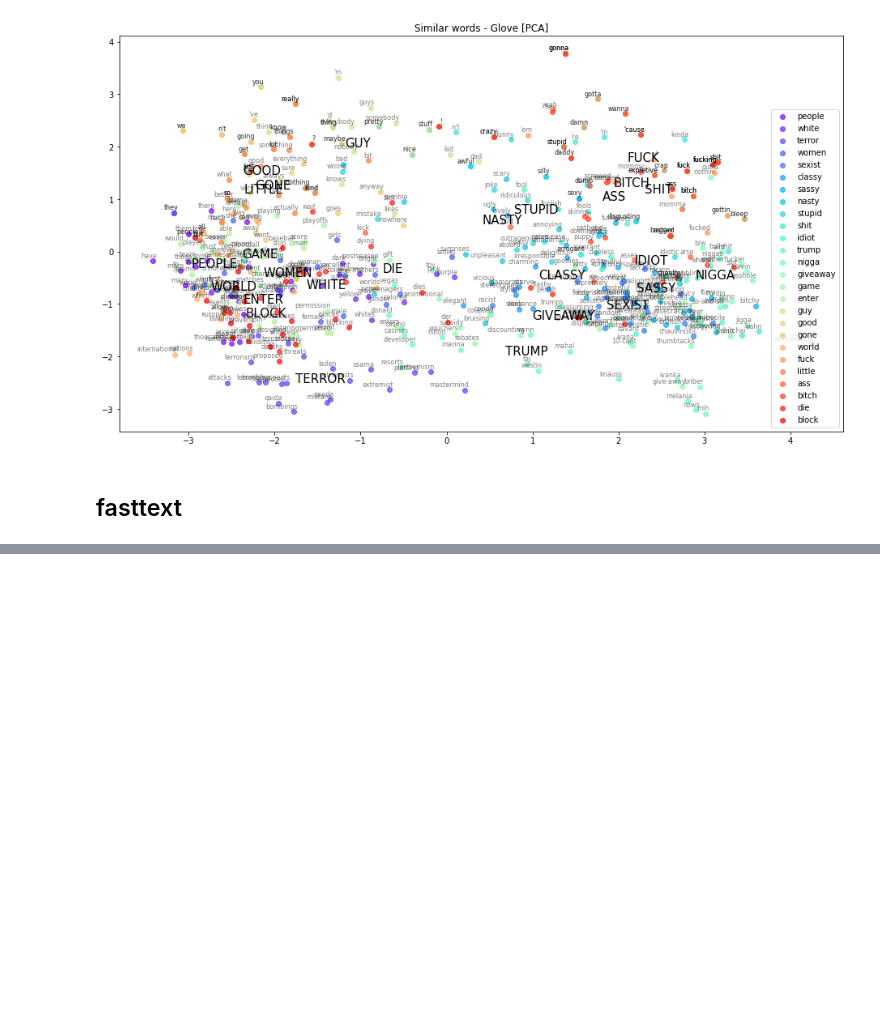
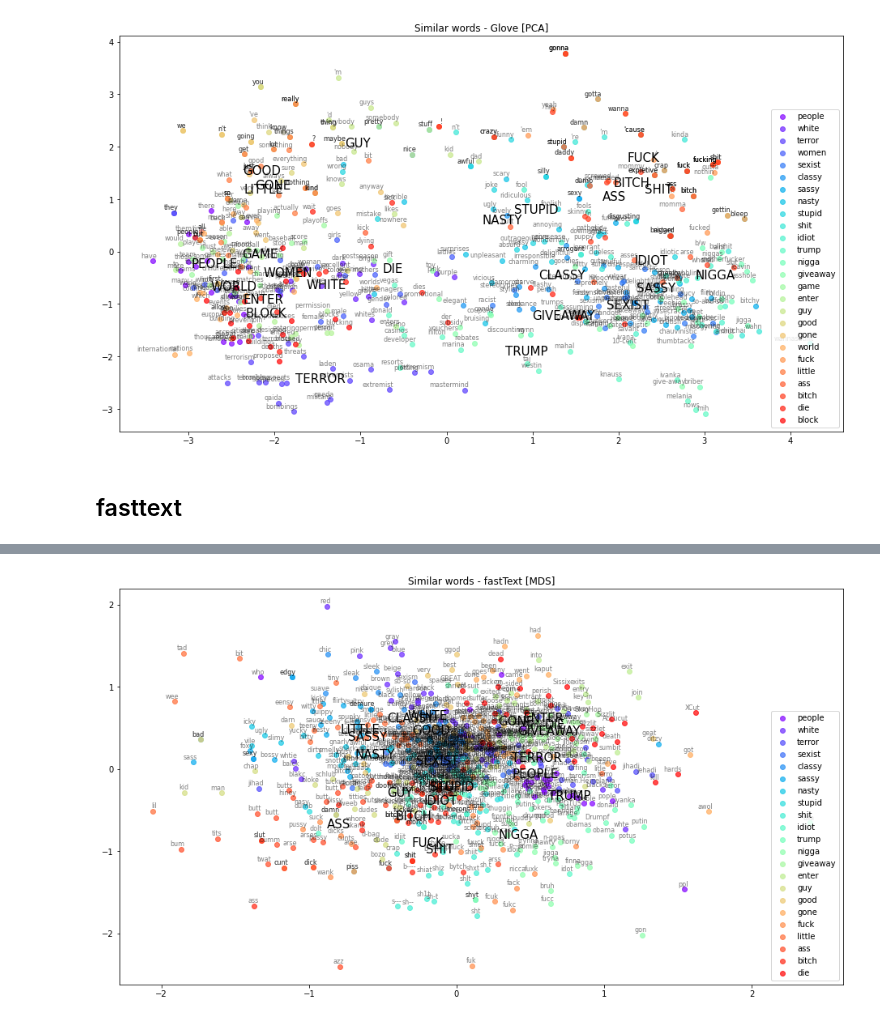
Before and after one commit to masakljun/nlp-project, a Jupyter notebook: code/05_word2vec_glove.ipynb, the cells around one changed output, grey strips where cells are left out. Drawn from its saved outputs; the diff is of its cells as text; code cells hidden in the pictures; blank space fills up the shorter version.

```diff
--- a/code/05_word2vec_glove.ipynb
+++ b/code/05_word2vec_glove.ipynb
@@ -442,0 +507,4 @@ KEYS
+# %%
+plotMDS("Similar words - fastText [MDS]", word_clusters, embedding_clusters, "SimilarWords - fastText - MDS.png")
+# %% [output]
+[figure, added]
```
Also changed, not shown: parts of 8 cells of this notebook, 6 other files.
